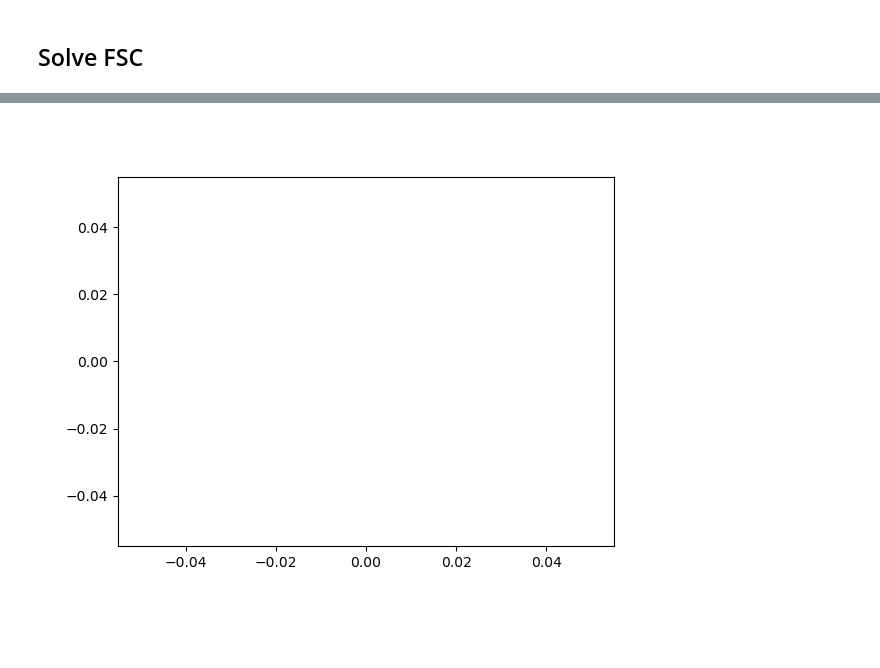
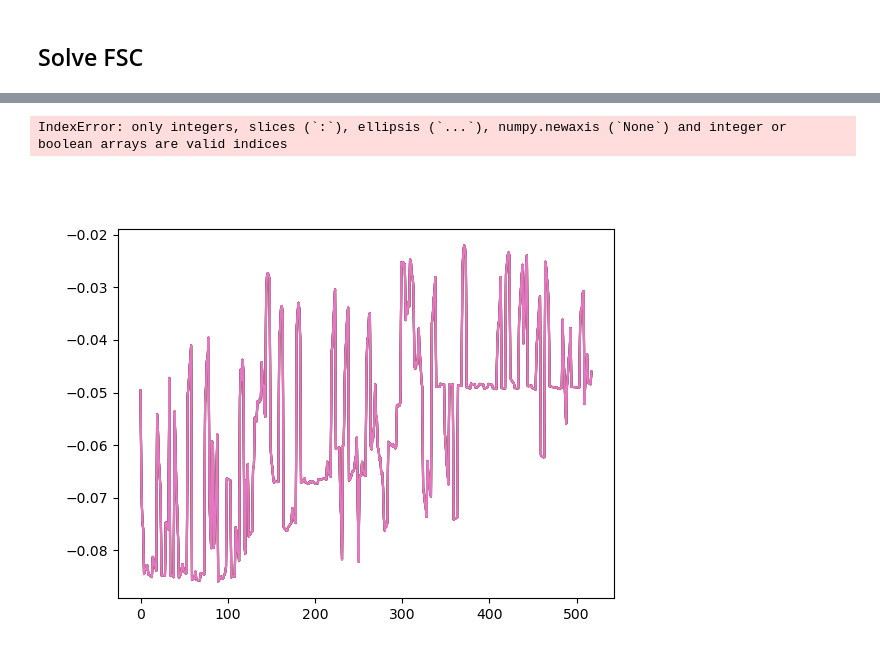
Before and after one commit to yzhaoo/EQuantum, a Jupyter notebook: dotgate.ipynb, the cells around one changed output, grey strips where cells are left out. Cells and saved outputs as stored; diff of their text form; code cells hidden in the pictures; blank space fills up the shorter version.

```diff
--- a/dotgate.ipynb
+++ b/dotgate.ipynb
@@ -78,12 +85,12 @@ Voronoi cells have been created.
 Quantum system is generated using default.
 EQsystem is successfully initialized.
 # %%
-qparams={'Ufunc': lambda x:0,'phi':0.6}
+qparams={'Ufunc': lambda x:0,'phi':0.1}
 fsc=FSC(syst,ifinitial=False,params=qparams)
 # %% [output]
 The quantum problem has been initialized.
 # %%
 fsc.update_BC(syst,'gate','potential',0.3)
-fsc.update_BC(syst,'backgate','potential',-0.3,ifinitial=True)
+fsc.update_BC(syst,'backgate','potential',-0.2,ifinitial=True)
 # %% [output]
 The poisson problem has been initialized.
@@ -196,3 +237,9 @@ The iteration has been conducted for  [0, 1, 0] times.
+# %%
+ldostest=fsc.qsystem.sample_ldos(Ncore=10)
+# %% [output]
+IndexError: only integers, slices (`:`), ellipsis (`...`), numpy.newaxis (`None`) and integer or boolean arrays are valid indices
+# %%
+fsc.update_Poisson()
 # %%
 
 data=sio.loadmat("/scratch/zhaoyuha/Datas/EQuantum_data/topgate/test0003_06")
@@ -201,8 +248,8 @@ nis=data['nis']
 # %%
 cut_idx=[idx for idx in range(len(fsc.sites)) if np.abs(fsc.sites[idx].coordinates[0])<0.01 and fsc.sites[idx].material=='Qsystem']
 plt.figure()
-for Uii in nis:
+for Uii in Uis:
     plt.plot(Uii[cut_idx])
 plt.show()
 # %% [output]
-[figure, old version]
+[figure, new version]
```
Also changed, not shown: parts of 21 cells of this notebook, 7 other files.
